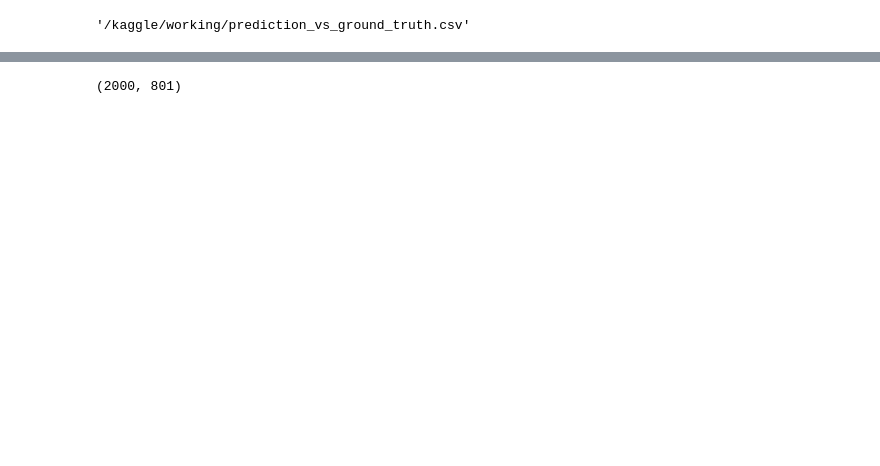
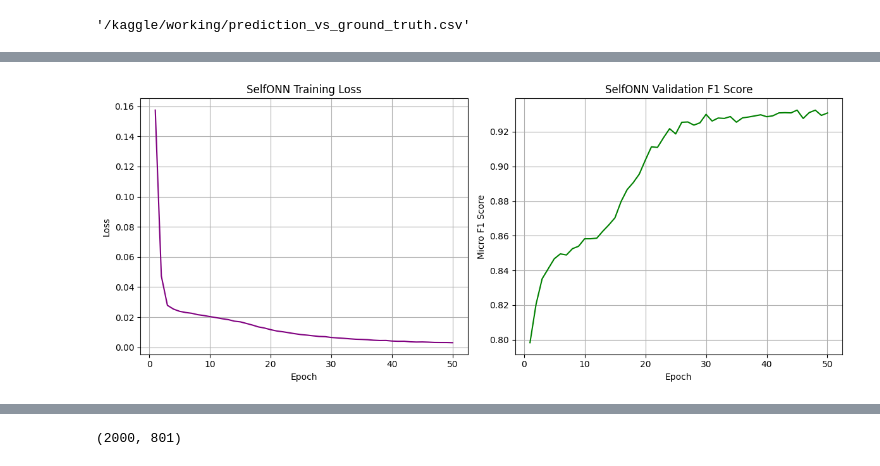
Before and after one commit to NeelTiwary/Ampli, a Jupyter notebook: neelmani.ipynb, the cells around one changed output, grey strips where cells are left out. Cells and saved outputs as stored; diff of their text form; code cells hidden in the pictures; blank space fills up the shorter version.

```diff
--- a/neelmani.ipynb
+++ b/neelmani.ipynb
@@ -361,4 +410,5 @@ weighted avg       0.90      0.90      0.90      1706
 # %%
+# 📦 Imports
 import torch
 import torch.nn as nn
 import torch.optim as optim
@@ -367,27 +417,28 @@ from sklearn.preprocessing import MultiLabelBinarizer
 from sklearn.metrics import f1_score, classification_report
 import pandas as pd
 import numpy as np
+import matplotlib.pyplot as plt
 
-# Load data
+# 📂 Load Data
 amplitude_df = pd.read_csv("/kaggle/input/secound/all_signals_1.csv", header=None)
 frequency_df = pd.read_csv("/kaggle/input/secound/all_frequencies_1.csv", header=None)
 
-# Step 1: Prepare amplitude input (X)
-X = amplitude_df.iloc[:, 1:].values.astype(np.float32)  # Skip timestamp
+# 🎛️ Preprocess Inputs (Amplitude)
+X = amplitude_df.iloc[:, 1:].values.astype(np.float32)
 X = (X - X.mean(axis=1, keepdims=True)) / (X.std(axis=1, keepdims=True) + 1e-6)
 
-# Step 2: Prepare frequency labels (y)
+# 🎛️ Preprocess Labels (Frequency)
 y_raw = frequency_df.iloc[:, 1:].values
 label_sets = [list(set(row[row != 0])) for row in y_raw]
 
 mlb = MultiLabelBinarizer()
 y = mlb.fit_transform(label_sets)
 
-# Step 3: Tensor conversion
-X_tensor = torch.tensor(X).unsqueeze(1)  # Add channel dimension for SelfONN
+# 📦 Convert to Tensors
+X_tensor = torch.tensor(X).unsqueeze(1)
 y_tensor = torch.tensor(y).float()
 
-# Step 4: Dataset and Dataloader
+# 📦 Create Dataset & Split
 dataset = TensorDataset(X_tensor, y_tensor)
 train_size = int(0.8 * len(dataset))
 train_dataset, val_dataset = random_split(dataset, [train_size, len(dataset) - train_size])
@@ -395,7 +446,7 @@ train_dataset, val_dataset = random_split(dataset, [train_size, len(dataset) - t
 train_loader = DataLoader(train_dataset, batch_size=64, shuffle=True)
 val_loader = DataLoader(val_dataset, batch_size=64)
 
-# Step 5: Define SelfONN Layer
+# 🧱 SelfONN Layer Definition
 class SelfONNLayer1D(nn.Module):
     def __init__(self, in_channels, out_channels, kernel_size, order=3, stride=1, padding=0):
         super(SelfONNLayer1D, self).__init__()
@@ -416,7 +467,7 @@ class SelfONNLayer1D(nn.Module):
         out += self.bias.view(1, -1, 1)
         return out
 
-# Step 6: Define SelfONN Classifier
+# 🧱 SelfONN Classifier
 class SelfONNClassifier(nn.Module):
     def __init__(self, input_length, num_labels, order=3):
         super(SelfONNClassifier, self).__init__()
@@ -429,7 +480,6 @@ class SelfONNClassifier(nn.Module):
         self.pool2 = nn.MaxPool1d(2)
 
         flat_dim = (input_length // 4) * 64
-
         self.fc1 = nn.Linear(flat_dim, 256)
         self.drop = nn.Dropout(0.3)
         self.out = nn.Linear(256, num_labels)
@@ -444,19 +494,25 @@ class SelfONNClassifier(nn.Module):
         x = self.drop(x)
         return torch.sigmoid(self.out(x))
 
-# Instantiate model
+# ⚙️ Instantiate Model
 input_length = X.shape[1]
 num_labels = y.shape[1]
-model = SelfONNClassifier(input_length=input_length, num_labels=num_labels, order=3)
+model = SelfONNClassifier(input_length, num_labels, order=3)
 
-# Step 7: Loss and Optimizer
+# ⚙️ Loss & Optimizer
 criterion = nn.BCELoss()
 optimizer = optim.Adam(model.parameters(), lr=0.001)
 
-# Step 8: Training loop
-for epoch in range(50):
+# 📊 Lists for Loss & F1 Tracking
+sonn_losses = []
+sonn_f1_scores = []
+num_epochs = 50
+
+# 🏋️‍♂️ Training Loop
+for epoch in range(num_epochs):
     model.train()
     total_loss = 0
+
     for inputs, labels in train_loader:
         optimizer.zero_grad()
         outputs = model(inputs)
@@ -464,21 +520,64 @@ for epoch in range(50):
         loss.backward()
         optimizer.step()
         total_loss += loss.item()
-    print(f"Epoch {epoch+1}/50, Loss: {total_loss / len(train_loader):.4f}")
 
-# Step 9: Evaluation
+    avg_loss = total_loss / len(train_loader)
+    sonn_losses.append(avg_loss)
+
+    # 📏 Validation F1
+    model.eval()
+    all_preds = []
+    all_labels = []
+
+    with torch.no_grad():
+        for inputs, labels in val_loader:
+            outputs = model(inputs)
+            preds = (outputs > 0.5).int()
+            all_preds.extend(preds.cpu().numpy())
+            all_labels.extend(labels.cpu().numpy())
+
+    f1 = f1_score(all_labels, all_preds, average='micro')
+    sonn_f1_scores.append(f1)
+
+    print(f"Epoch {epoch+1}/{num_epochs}, Loss: {avg_loss:.4f}, Val Micro F1: {f1:.4f}")
+
+# 📊 Final Evaluation
 model.eval()
-all_preds = []
-all_labels = []
+final_preds = []
+final_labels = []
 
 with torch.no_grad():
     for inputs, labels in val_loader:
         outputs = model(inputs)
         preds = (outputs > 0.5).int()
-        all_preds.extend(preds.numpy())
-        all_labels.extend(labels.numpy())
+        final_preds.extend(preds.cpu().numpy())
+        final_labels.extend(labels.cpu().numpy())
 
-f1 = f1_score(all_labels, all_preds, average='micro')
-print(f"Micro F1 Score: {f1:.4f}")
-print("\nClassification Report:\n", classification_report(all_labels, all_preds, target_names=[str(l) for l in mlb.classes_]))
+final_f1 = f1_score(final_labels, final_preds, average='micro')
+print(f"\n✅ Final Micro F1 Score: {final_f1:.4f}")
+
+# 📑 Classification Report
+print("\n📊 Classification Report:\n")
+print(classification_report(final_labels, final_preds, target_names=[str(l) for l in mlb.classes_]))
+
+# 📈 Plot Loss & F1
+epochs = range(1, num_epochs+1)
+
+plt.figure(figsize=(12, 5))
+plt.subplot(1, 2, 1)
+plt.plot(epochs, sonn_losses, label="Training Loss", color='purple')
+plt.xlabel("Epoch")
+plt.ylabel("Loss")
+plt.title("SelfONN Training Loss")
+plt.grid(True)
+
+plt.subplot(1, 2, 2)
+plt.plot(epochs, sonn_f1_scores, label="Validation Micro F1", color='green')
+plt.xlabel("Epoch")
+plt.ylabel("Micro F1 Score")
+plt.title("SelfONN Validation F1 Score")
+plt.grid(True)
+
+plt.tight_layout()
+plt.show()
 # %% [output]
@@ -502,3 +601,4 @@ weighted avg       0.90      0.87      0.89      1811
+[figure, added]
 # %%
 import time
 
```
Also changed, not shown: parts of 10 cells of this notebook.
